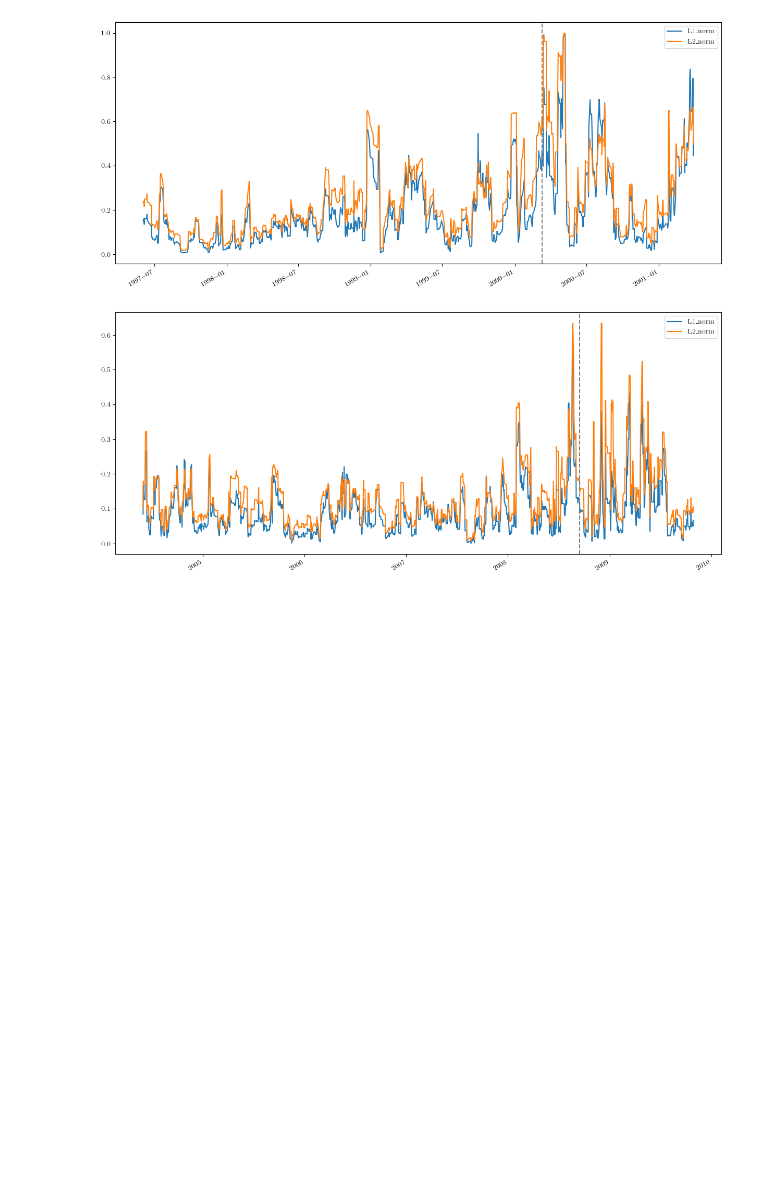
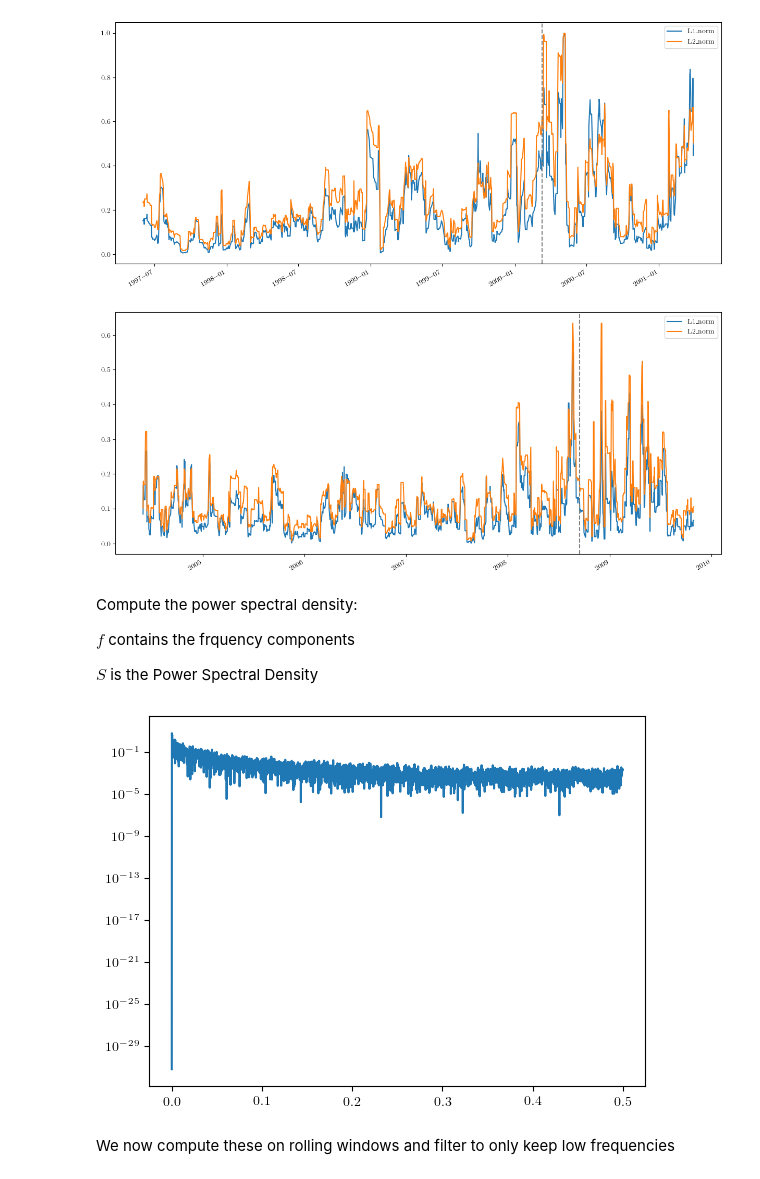
Before and after one commit to FloerHogy/FinancialTimeSeriesTDA, a Jupyter notebook: Project TDA/ProjectTDA.ipynb, the cells around one changed output. Cells and saved outputs as stored; diff of their text form; code cells hidden in the pictures; blank space fills up the shorter version.

```diff
--- a/Project TDA/ProjectTDA.ipynb
+++ b/Project TDA/ProjectTDA.ipynb
@@ -382,7 +384,7 @@ def computePersistenceSeq(dataset, w, p_norms):
     for t in dataset.index[w+1:]:
         points = dataset[t-BDay(w): t].to_numpy()
         skeleton = gd.RipsComplex(points = points)
-        Rips_tree = skeleton.create_simplex_tree(max_dimension = 4)
+        Rips_tree = skeleton.create_simplex_tree(max_dimension = 2)
         dgr = Rips_tree.persistence()
 
         LS = gd.representations.Landscape()
@@ -525,3 +561,17 @@ ax[1].axvline(x = '2008-09-15', color = 'grey', linestyle = '--')
 plt.show()
 # %% [output]
 [figure]
+# %% [markdown]
+Compute the power spectral density:
+
+$f$ contains the frquency components
+
+$S$ is the Power Spectral Density
+# %%
+(f,S) = periodogram(norms_normalized['L1_norm'], scaling = 'density')
+plt.semilogy(f,S)
+plt.show()
+# %% [output]
+[figure, added]
+# %% [markdown]
+We now compute these on rolling windows and filter to only keep low frequencies
```
Also changed, not shown: parts of 4 cells of this notebook.
